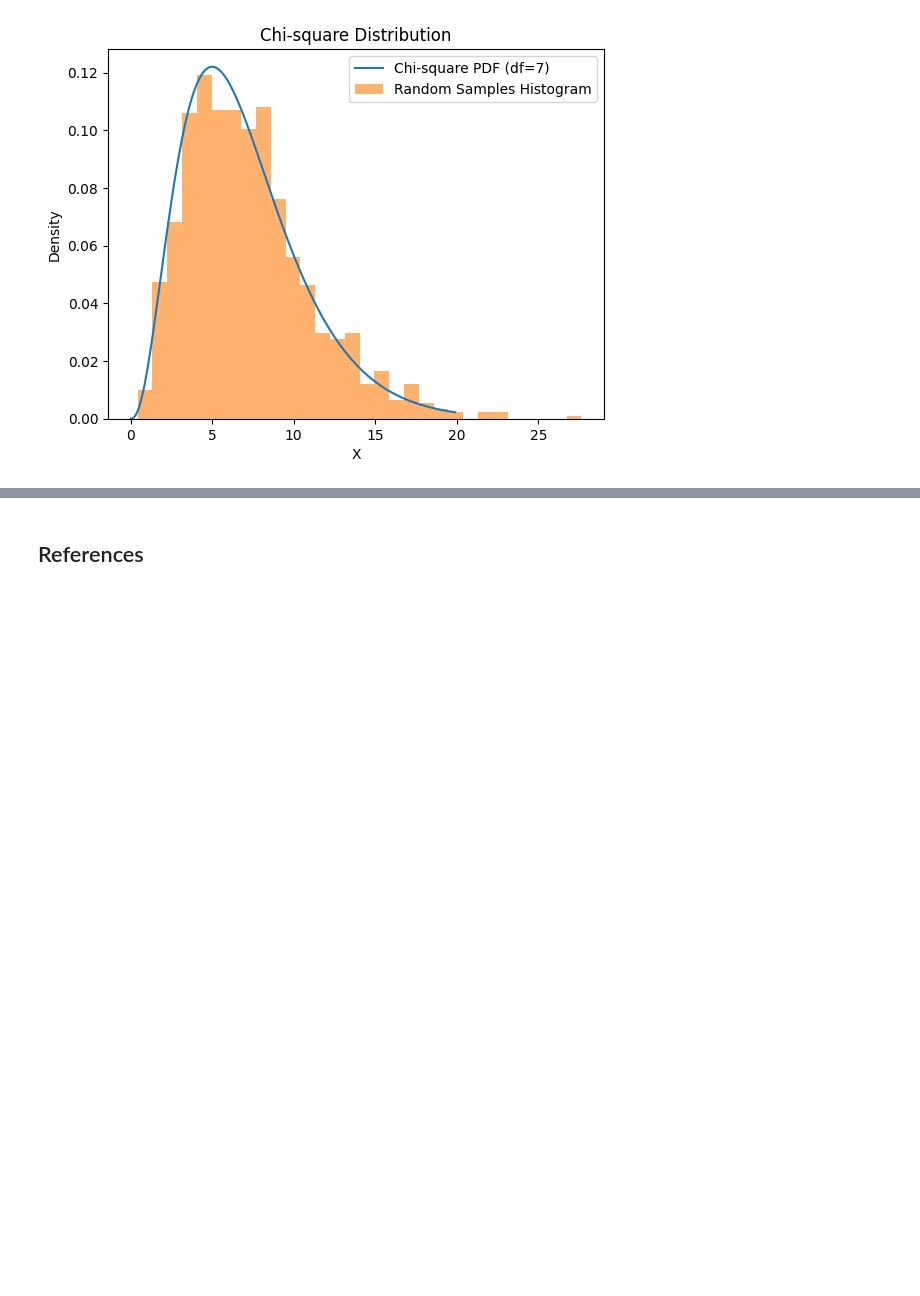
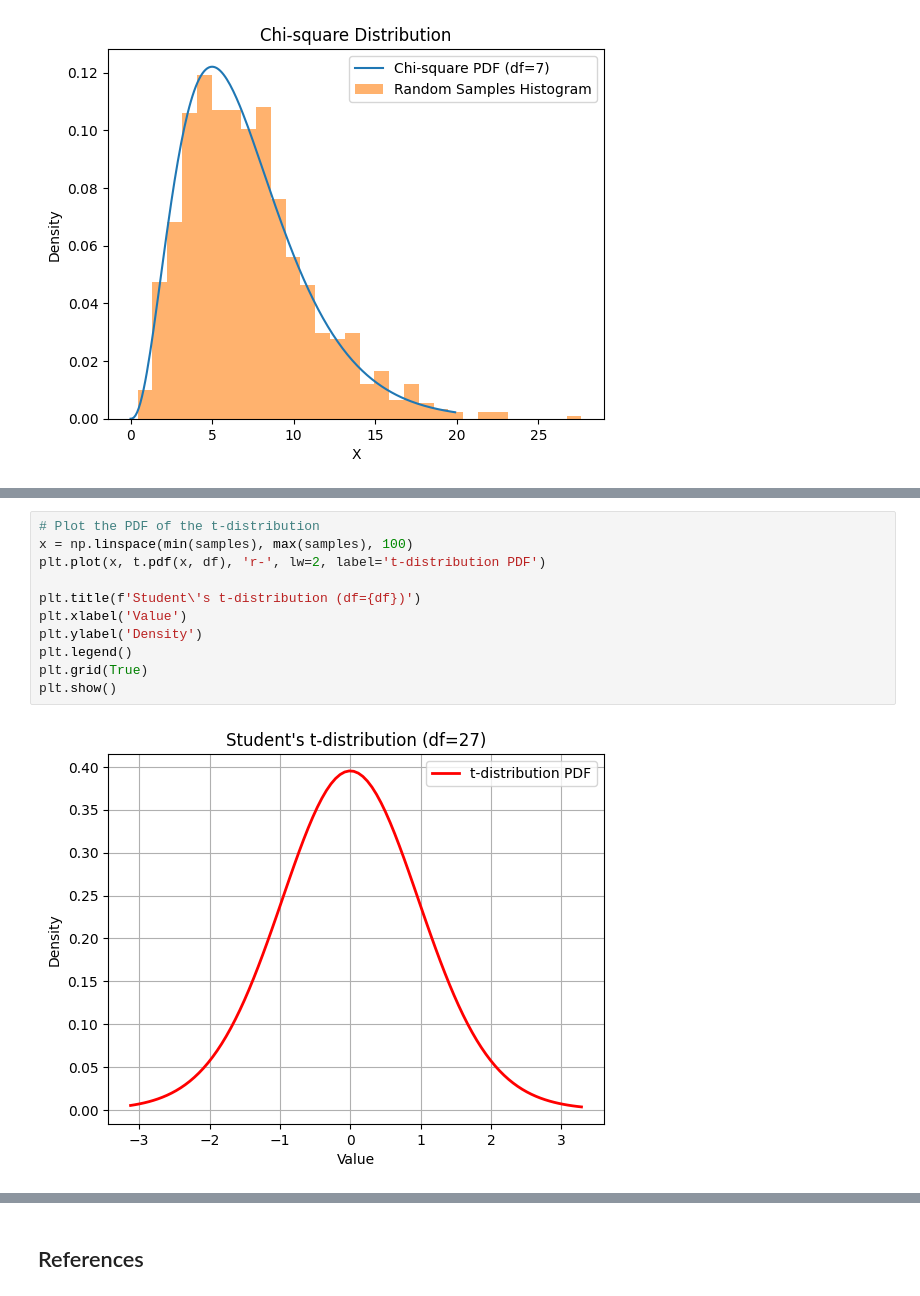
Before and after one commit to Bayan2019/kaz-gu, a Jupyter notebook: 01-ipynb/00-probability-theory/02-continuous-variables.ipynb, the cells around one changed output, grey strips where cells are left out. Drawn from its saved outputs; the diff is of its cells as text; blank space fills up the shorter version.

```diff
--- a/01-ipynb/00-probability-theory/02-continuous-variables.ipynb
+++ b/01-ipynb/00-probability-theory/02-continuous-variables.ipynb
@@ -142,0 +215,13 @@ plt.show()
+# %%
+# Plot the PDF of the t-distribution
+x = np.linspace(min(samples), max(samples), 100)
+plt.plot(x, t.pdf(x, df), 'r-', lw=2, label='t-distribution PDF')
+
+plt.title(f'Student\'s t-distribution (df={df})')
+plt.xlabel('Value')
+plt.ylabel('Density')
+plt.legend()
+plt.grid(True)
+plt.show()
+# %% [output]
+[figure, added]
```
Also changed, not shown: parts of 26 cells of this notebook, 5 other files.
